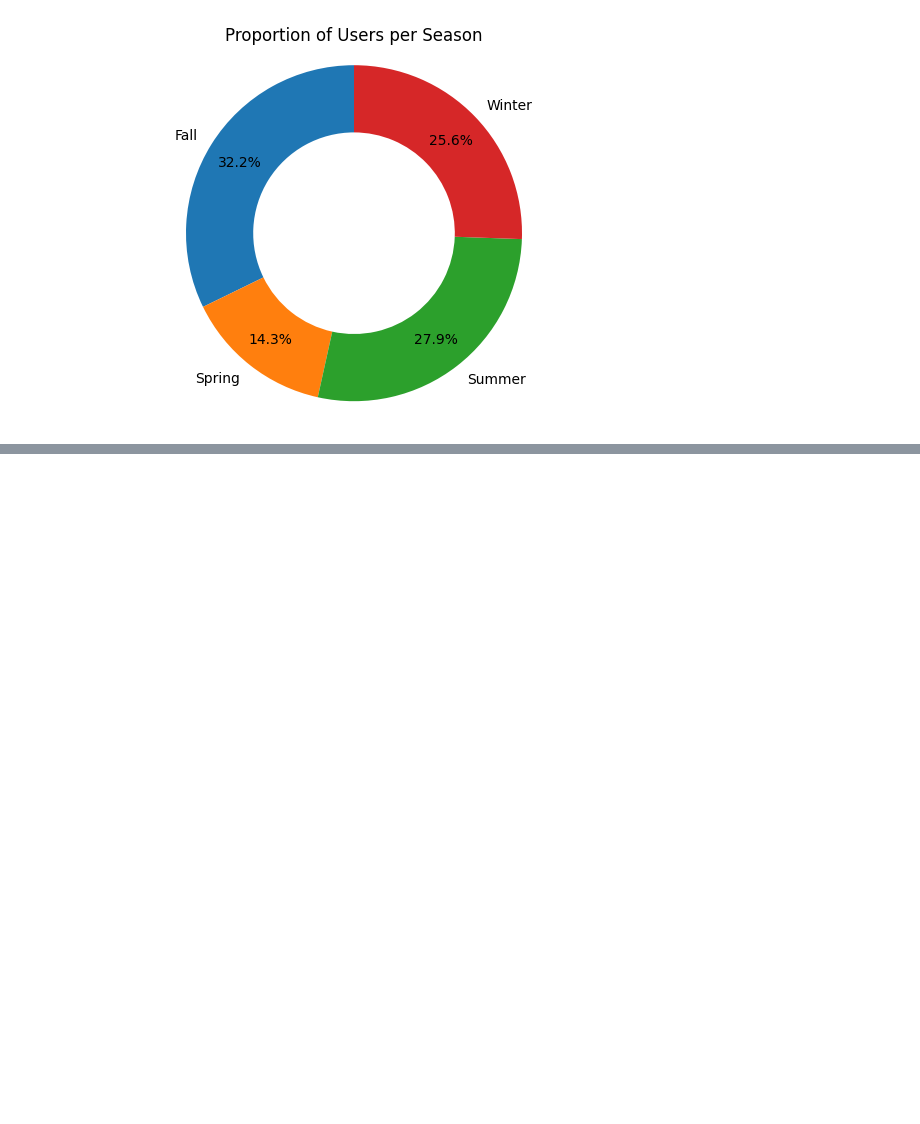
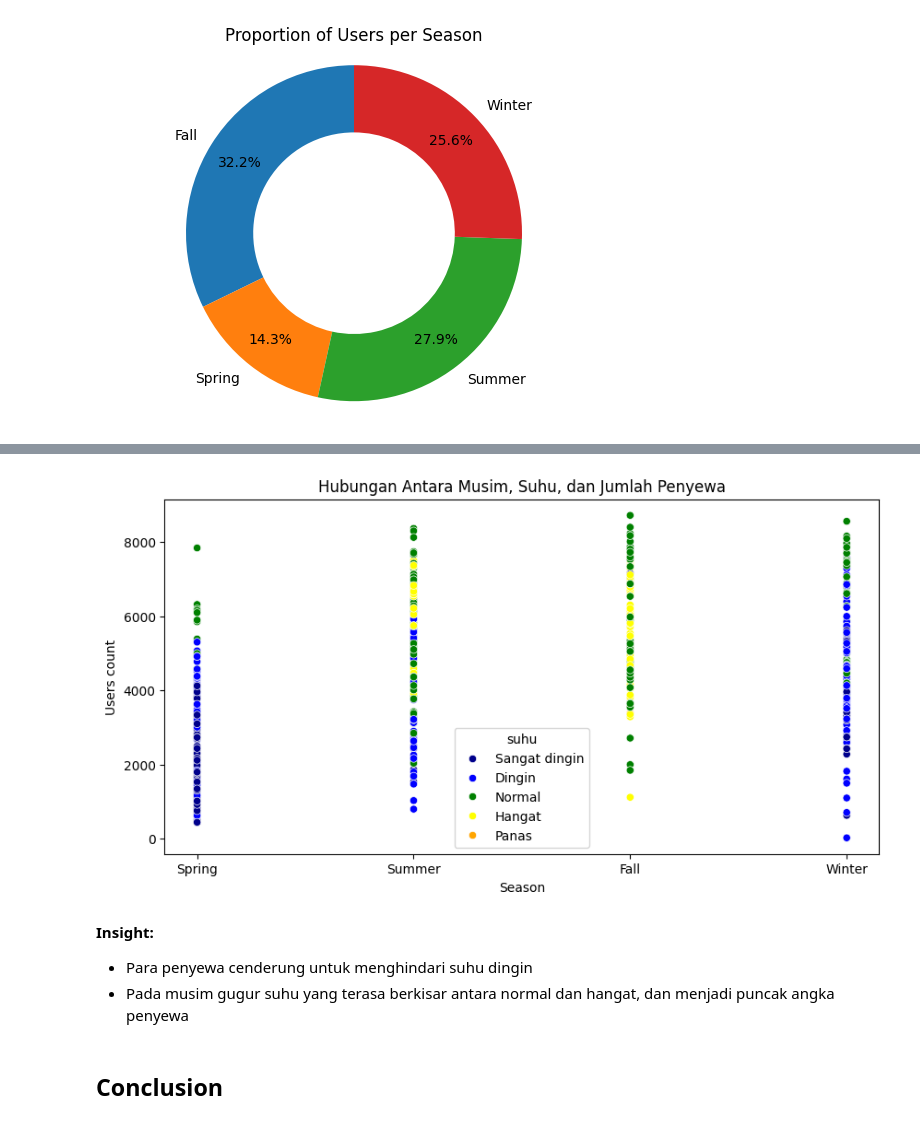
Before and after one commit to sahrulhidayat/analisis_bike_sharing, a Jupyter notebook: notebook.ipynb, the cells around one changed output, grey strips where cells are left out. Cells and saved outputs as stored; diff of their text form; code cells hidden in the pictures; blank space fills up the shorter version.

Commit message:
add clustering data analysis

```diff
--- a/notebook.ipynb
+++ b/notebook.ipynb
@@ -377,0 +383,6 @@ hour_df.to_csv("data/hourly_edited.csv", index=False)
+# %%
+day_df['atemp_celcius'] = day_df['atemp']*50
+bins = [0, 15, 23, 31, 41, 100]
+labels = ["Sangat dingin", "Dingin", "Normal", "Hangat", "Panas"]
+day_df['suhu'] = pd.cut(day_df['atemp_celcius'], bins=bins, labels=labels)
+day_df.sample(10)
@@ -377,0 +402,23 @@ hour_df.to_csv("data/hourly_edited.csv", index=False)
+# %%
+color_map = {
+    "Sangat dingin":"darkblue",
+    "Dingin": "blue",
+    "Normal": "green",
+    "Hangat": "yellow",
+    "Panas": "orange"
+}
+
+plt.figure(figsize=(10, 5))
+sns.scatterplot(x="season_name", y="user_count", hue="suhu", data=day_df, palette=color_map)
+plt.title('Hubungan Antara Musim, Suhu, dan Jumlah Penyewa')
+plt.xlabel("Season")
+plt.ylabel("Users count")
+plt.show()
+# %% [output]
+[figure, added]
+# %% [markdown]
+**Insight:**
+- Para penyewa cenderung untuk menghindari suhu dingin
+- Pada musim gugur suhu yang terasa berkisar antara normal dan hangat, dan menjadi puncak angka penyewa
+# %% [markdown]
+## Conclusion
```
Also changed, not shown: parts of 12 cells of this notebook, 5 other files.
